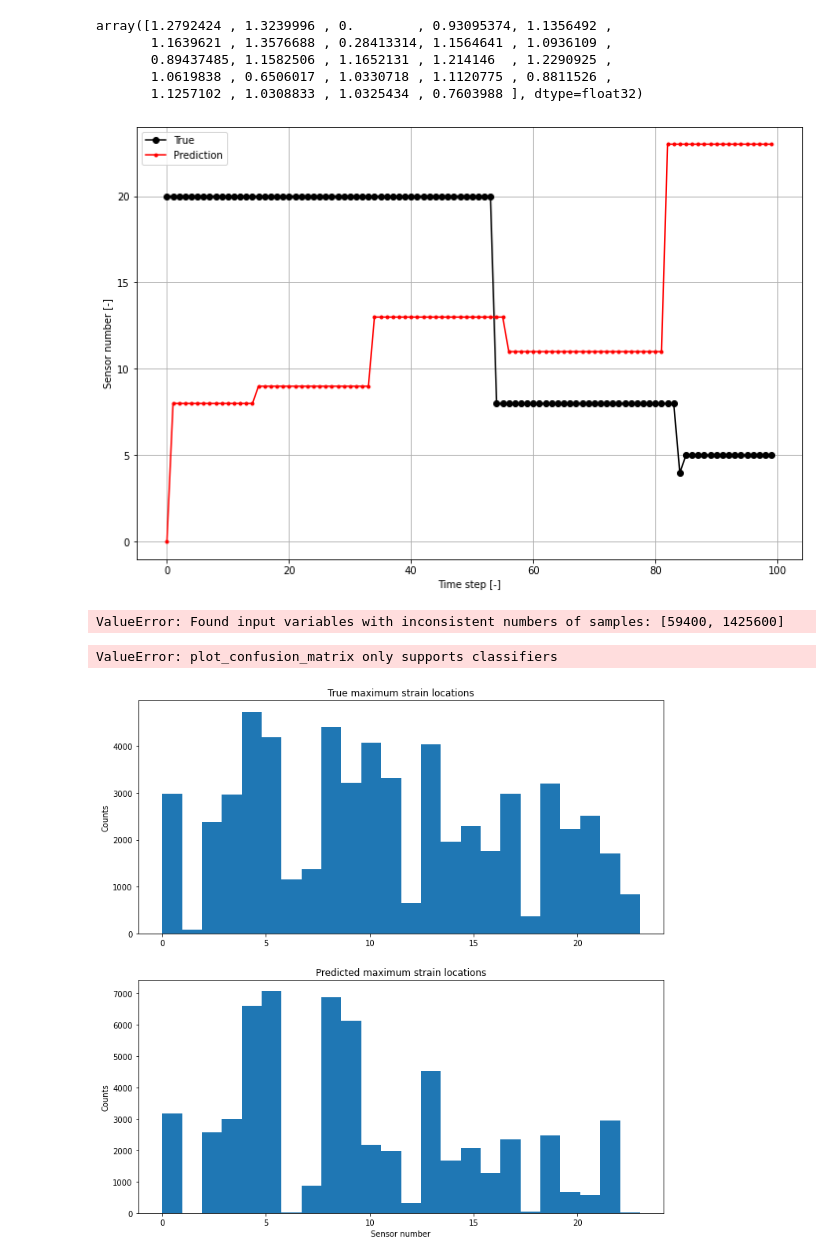
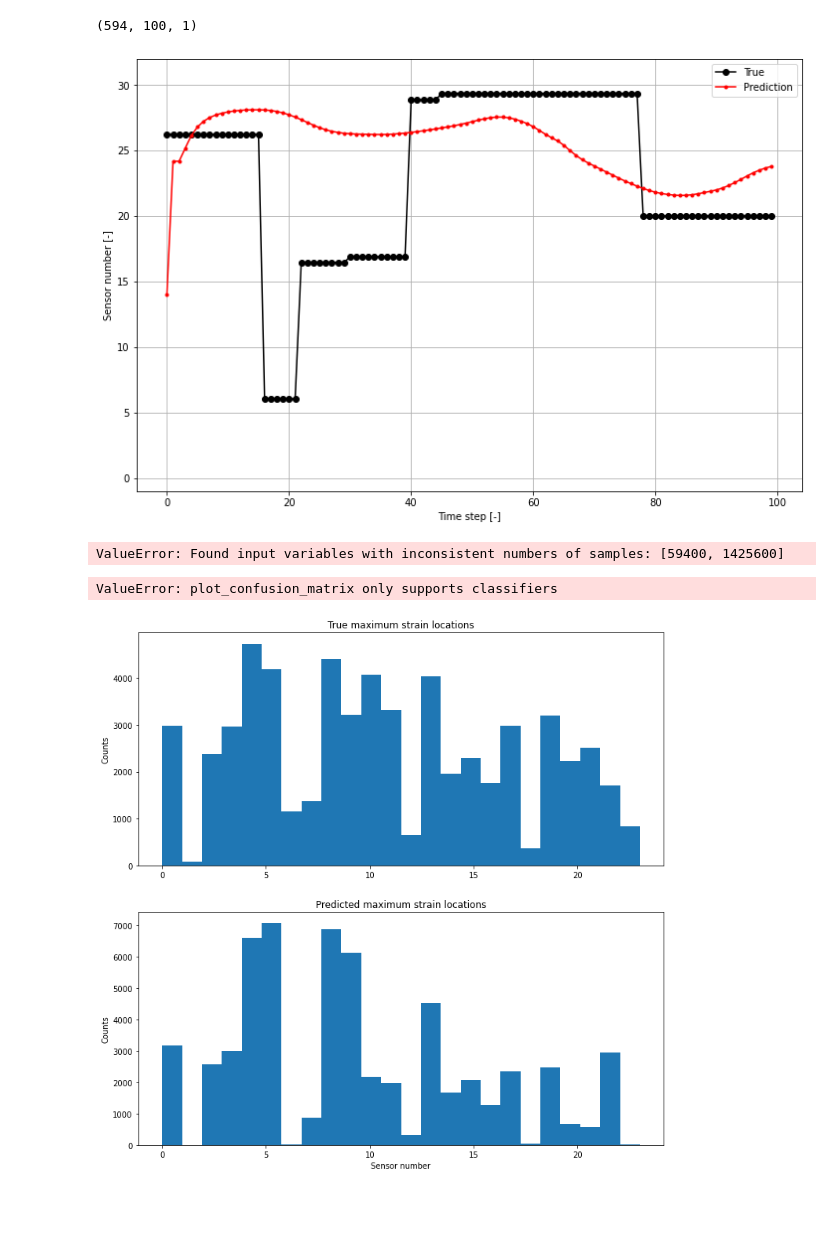
Before and after one commit to MartinLieber/VIV_prediction, a Jupyter notebook: Stress_prediction_RNN.ipynb, the cells around one changed output. Cells and saved outputs as stored; diff of their text form; code cells hidden in the pictures; blank space fills up the shorter version.

Commit message:
reran model

```diff
--- a/Stress_prediction_RNN.ipynb
+++ b/Stress_prediction_RNN.ipynb
@@ -73,11 +73,12 @@ str_cf = str_il[str_sensor_cf]
 # Accelerometer positions
 acc_pos = np.array([4.155,8.609,13.676,16.891,21.393,25.153,28.863,33.005])
 
-#vel_CF = disp2vel(pos_CF,dt)
-#acc_CF = vel2acc(vel_CF,dt)
+# Finding indices for strain locations which will be fused
+sensor_diff_il = np.abs(np.tile(str_il,(8,1)).T - acc_pos)
+sensor_transform_index_il = np.argmin(sensor_diff_il,axis=1)
 
-#vel_IL = disp2vel(pos_IL,dt)
-#acc_IL = vel2acc(vel_IL,dt)
+sensor_diff_cf = np.abs(np.tile(str_cf,(8,1)).T - acc_pos)
+sensor_transform_index_cf = np.argmin(sensor_diff_cf,axis=1)
 
-vel_CF = acc2vel(acc_CF,dt)
-disp_CF = vel2disp(vel_CF,dt)
+max_strain_CF = strain_CF.argmax(axis=0)
+max_strain_CF_loc = str_cf[max_strain_CF]
@@ -94,7 +86,7 @@ sensor_transform_index_cf = np.argmin(sensor_diff_cf,axis=1)
 #X = np.vstack((time,pos_IL,pos_CF,vel_IL,vel_CF,acc_IL,acc_CF)).transpose()
 X = np.vstack((time,acc_IL,acc_CF)).transpose()
 #Y = np.vstack((strain_CF.argmax(axis=0),strain_IL.argmax(axis=0))).transpose()
-Y = np.vstack((strain_CF.argmax(axis=0))).transpose()
+Y = np.vstack(max_strain_CF_loc).transpose()
 scaler = StandardScaler().fit(X)
 X = scaler.transform(X)
 #Y = (Y-Y.min())/(Y.max()-Y.min())
@@ -172,0 +137,21 @@ _________________________________________________________________
+# %%
+# Regression
+model = Sequential(name='LSTM')
+model.add(LSTM(
+    units=100,
+    batch_input_shape=(None,X.shape[1],n_features),
+    return_sequences=True,
+    dropout=0,
+    recurrent_dropout=0))
+model.add(LSTM(
+    units=100,
+    batch_input_shape=(None,X.shape[1],n_features),
+    return_sequences=True,
+    dropout=0,
+    recurrent_dropout=0))
+model.add(Dense(50,activation='relu'))
+model.add(Dropout(0))
+model.add(Dense(1, activation='relu'))
+
+model.summary()
+model.compile(optimizer="Adam", loss="MeanSquaredError")
@@ -194,11 +198,3 @@ Epoch 18/100
 <keras.callbacks.History at 0x...>
-# %%
-y_pred[0,0,:]
-# %% [output]
-array([1.2792424 , 1.3239996 , 0.        , 0.93095374, 1.1356492 ,
-       1.1639621 , 1.3576688 , 0.28413314, 1.1564641 , 1.0936109 ,
-       0.89437485, 1.1582506 , 1.1652131 , 1.214146  , 1.2290925 ,
-       1.0619838 , 0.6506017 , 1.0330718 , 1.1120775 , 0.8811526 ,
-       1.1257102 , 1.0308833 , 1.0325434 , 0.7603988 ], dtype=float32)
 # %%
 y_pred = model.predict(X_test)
@@ -206,17 +201,21 @@ y_pred = model.predict(X_test)
+# %%
+y_test.shape
+# %% [output]
+(594, 100, 1)
 # %%
-n = 6
+n = 3
 plt.figure(figsize=(12,8))
 plt.plot(y_test[n,:],'ko-',label='True')
 plt.plot(y_pred[n,:],'r.-',label='Prediction')
 
 plt.legend()
 plt.grid()
-plt.ylim([-1,24])
+plt.ylim([-1,32])
 plt.ylabel('Sensor number [-]')
 plt.xlabel('Time step [-]')
 plt.show()
 # %% [output]
-[figure, old version]
+[figure, new version]
 # %%
 from sklearn.metrics import confusion_matrix
 
@@ -234,11 +233,11 @@ plt.imshow(cm)
 plt.show()
 # %% [output]
 ValueError: Found input variables with inconsistent numbers of samples: [59400, 1425600]
-# %%
-from sklearn.metrics import plot_confusion_matrix
-plot_confusion_matrix(model,X_test,y_pred)
-# %% [output]
-ValueError: plot_confusion_matrix only supports classifiers
+# %%
+from sklearn.metrics import plot_confusion_matrix
+plot_confusion_matrix(model,X_test,y_pred)
+# %% [output]
+ValueError: plot_confusion_matrix only supports classifiers
 # %%
 fig, ax = plt.subplots(2,figsize=(12,12))
 ax[0].hist(y_true,bins=24)
```
Also changed, not shown: parts of 7 cells of this notebook.
